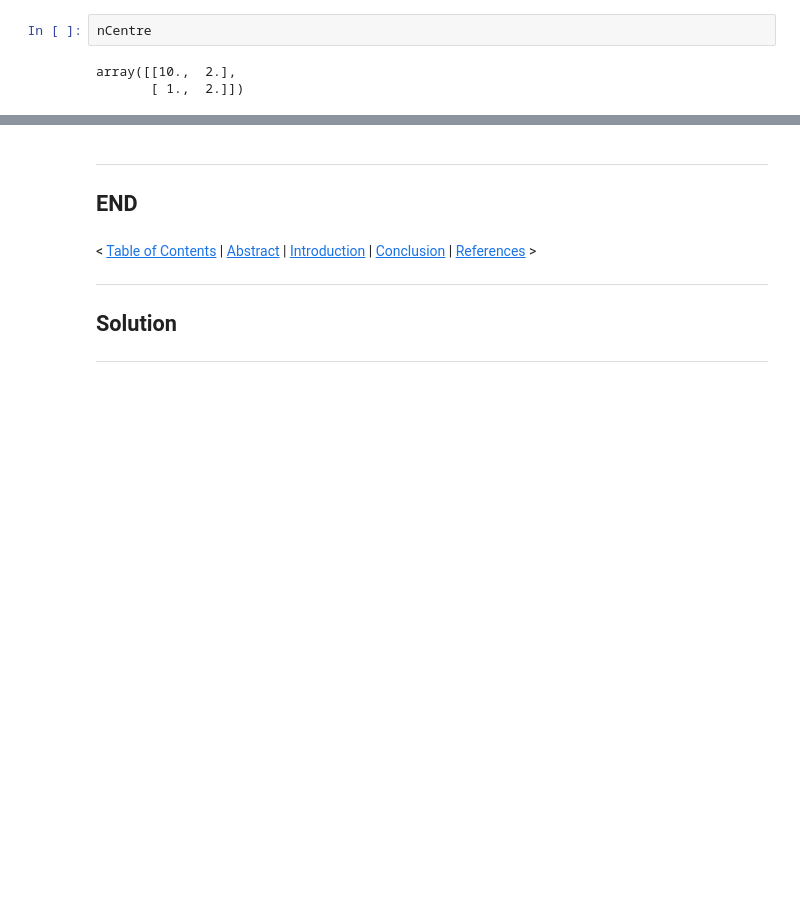
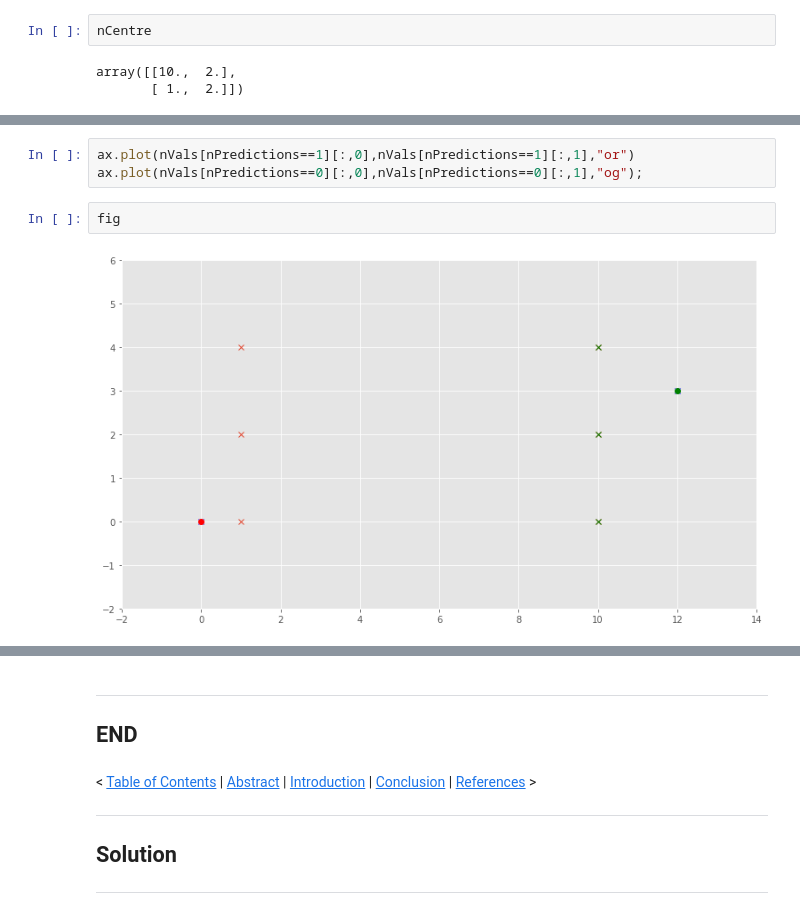
Before and after one commit to SeanOhAileasa/mls-scikit-learn-scipy-stats, a Jupyter notebook: scikit-learn.ipynb, the cells around one changed output, grey strips where cells are left out. Saved outputs shown, nothing was run; the diff lists cells and outputs as text; blank space fills up the shorter version.

```diff
--- a/scikit-learn.ipynb
+++ b/scikit-learn.ipynb
@@ -436,0 +548,7 @@ exit()
+# %%
+ax.plot(nVals[nPredictions==1][:,0],nVals[nPredictions==1][:,1],"or")
+ax.plot(nVals[nPredictions==0][:,0],nVals[nPredictions==0][:,1],"og");
+# %%
+fig
+# %% [output]
+[figure, added]
```
Also changed, not shown: parts of 45 cells of this notebook.
